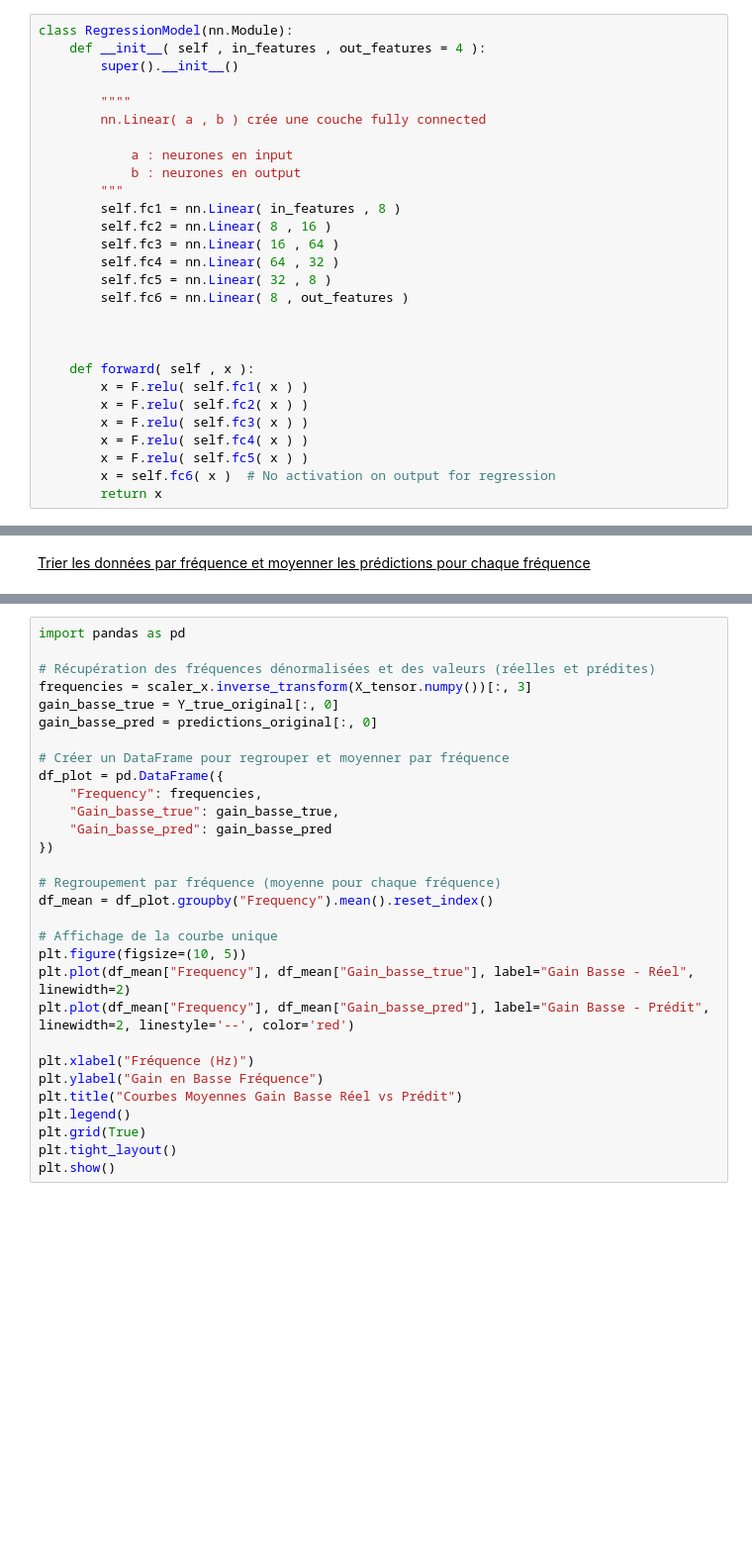
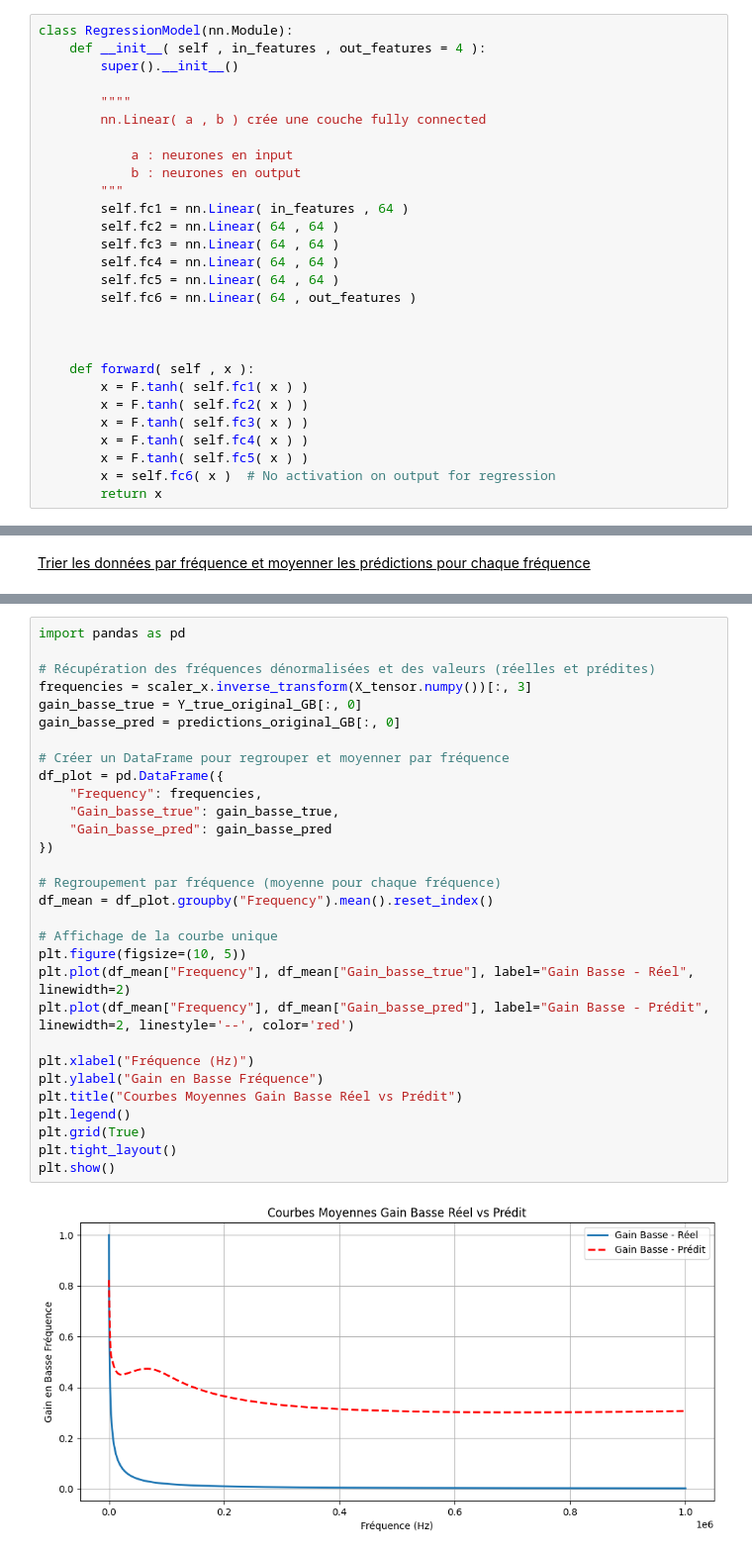
Before and after one commit to Dream-Team-L3MI/Projet_L3MI, a Jupyter notebook: Partie_2_S6/NN_test/RC_AC_pinns.ipynb, the cells around one changed output, grey strips where cells are left out. Shown at 99% size. Drawn from its saved outputs; the diff is of its cells as text; blank space fills up the shorter version.

```diff
--- a/Partie_2_S6/NN_test/RC_AC_pinns.ipynb
+++ b/Partie_2_S6/NN_test/RC_AC_pinns.ipynb
@@ -77,21 +98,21 @@ class RegressionModel(nn.Module):
             a : neurones en input
             b : neurones en output
         """
-        self.fc1 = nn.Linear( in_features , 8 )
-        self.fc2 = nn.Linear( 8 , 16 )
-        self.fc3 = nn.Linear( 16 , 64 )
-        self.fc4 = nn.Linear( 64 , 32 )
-        self.fc5 = nn.Linear( 32 , 8 )
-        self.fc6 = nn.Linear( 8 , out_features )
+        self.fc1 = nn.Linear( in_features , 64 )
+        self.fc2 = nn.Linear( 64 , 64 )
+        self.fc3 = nn.Linear( 64 , 64 )
+        self.fc4 = nn.Linear( 64 , 64 )
+        self.fc5 = nn.Linear( 64 , 64 )
+        self.fc6 = nn.Linear( 64 , out_features )
 
 
 
     def forward( self , x ):
-        x = F.relu( self.fc1( x ) )
-        x = F.relu( self.fc2( x ) )
-        x = F.relu( self.fc3( x ) )
-        x = F.relu( self.fc4( x ) )
-        x = F.relu( self.fc5( x ) )
+        x = F.tanh( self.fc1( x ) )
+        x = F.tanh( self.fc2( x ) )
+        x = F.tanh( self.fc3( x ) )
+        x = F.tanh( self.fc4( x ) )
+        x = F.tanh( self.fc5( x ) )
         x = self.fc6( x )  # No activation on output for regression
         return x
 # %%
@@ -281,30 +510,32 @@ with torch.no_grad():
 # %%
 import pandas as pd
 
 # Récupération des fréquences dénormalisées et des valeurs (réelles et prédites)
 frequencies = scaler_x.inverse_transform(X_tensor.numpy())[:, 3]
-gain_basse_true = Y_true_original[:, 0]
-gain_basse_pred = predictions_original[:, 0]
+gain_basse_true = Y_true_original_GB[:, 0]
+gain_basse_pred = predictions_original_GB[:, 0]
 
 # Créer un DataFrame pour regrouper et moyenner par fréquence
 df_plot = pd.DataFrame({
     "Frequency": frequencies,
     "Gain_basse_true": gain_basse_true,
     "Gain_basse_pred": gain_basse_pred
 })
 
 # Regroupement par fréquence (moyenne pour chaque fréquence)
 df_mean = df_plot.groupby("Frequency").mean().reset_index()
 
 # Affichage de la courbe unique
 plt.figure(figsize=(10, 5))
 plt.plot(df_mean["Frequency"], df_mean["Gain_basse_true"], label="Gain Basse - Réel", linewidth=2)
 plt.plot(df_mean["Frequency"], df_mean["Gain_basse_pred"], label="Gain Basse - Prédit", linewidth=2, linestyle='--', color='red')
 
 plt.xlabel("Fréquence (Hz)")
 plt.ylabel("Gain en Basse Fréquence")
 plt.title("Courbes Moyennes Gain Basse Réel vs Prédit")
 plt.legend()
 plt.grid(True)
 plt.tight_layout()
 plt.show()
+# %% [output]
+[figure, added]
```
Also changed, not shown: parts of 19 cells of this notebook, 8 other files.
